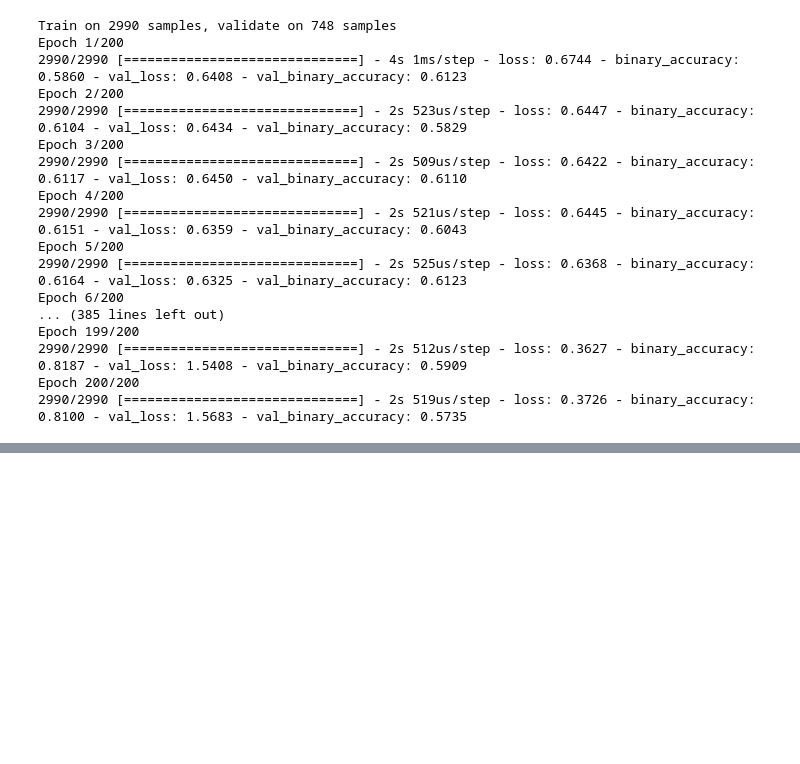
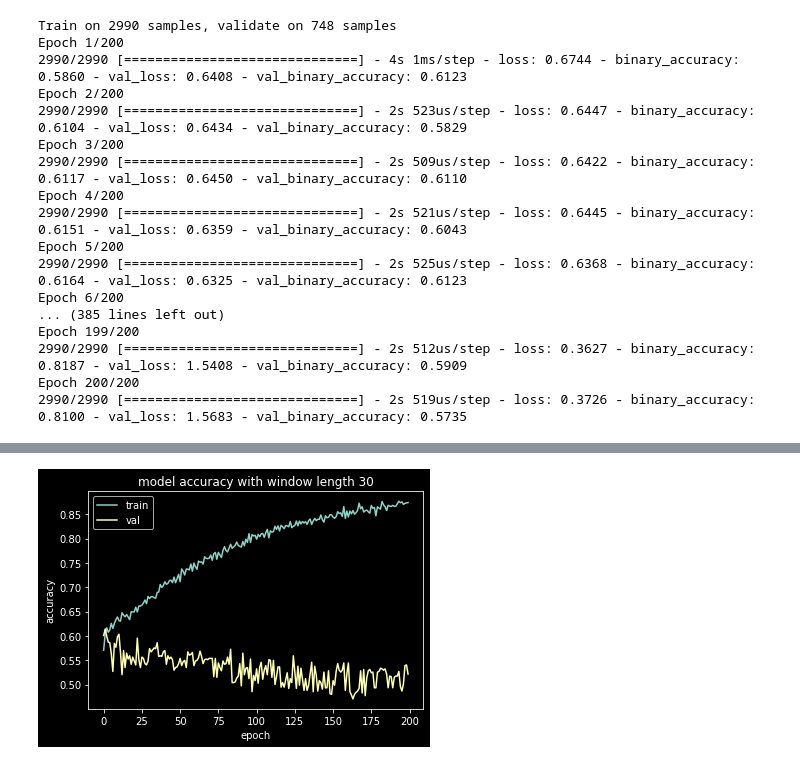
Before and after one commit to Ayazdani1997/stock-feature-prediction-final-pro, a Jupyter notebook: Phase1_OCHLV.ipynb, the cells around one changed output, grey strips where cells are left out. Saved outputs shown, nothing was run; the diff lists cells and outputs as text; code cells hidden in the pictures; blank space fills up the shorter version.

```diff
--- a/Phase1_OCHLV.ipynb
+++ b/Phase1_OCHLV.ipynb
@@ -336,0 +417,7 @@ test loss, test acc: [4.057830139742059, 0.5932203531265259]
+# %%
+training_data, training_labels, testing_data, testing_labels = \
+      generate_datasets_for_model(data, stock_with_max_trading_per_day, training_start, training_end, testing_start, testing_end, window_in_days=30)
+
+model = build_model(training_data.shape)
+
+model.summary()
@@ -336,0 +442,5 @@ test loss, test acc: [4.057830139742059, 0.5932203531265259]
+# %%
+history = model.fit(training_data, training_labels,
+                    batch_size=32,
+                    epochs=200,
+                    validation_split=0.2)
@@ -336,0 +465,10 @@ test loss, test acc: [4.057830139742059, 0.5932203531265259]
+# %%
+plt.plot(history.history['binary_accuracy'])
+plt.plot(history.history['val_binary_accuracy'])
+plt.title('model accuracy with window length 30')
+plt.ylabel('accuracy')
+plt.xlabel('epoch')
+plt.legend(['train', 'val'], loc='upper left')
+plt.show()
+# %% [output]
+[figure, added]
```
Also changed, not shown: parts of 16 cells of this notebook.
